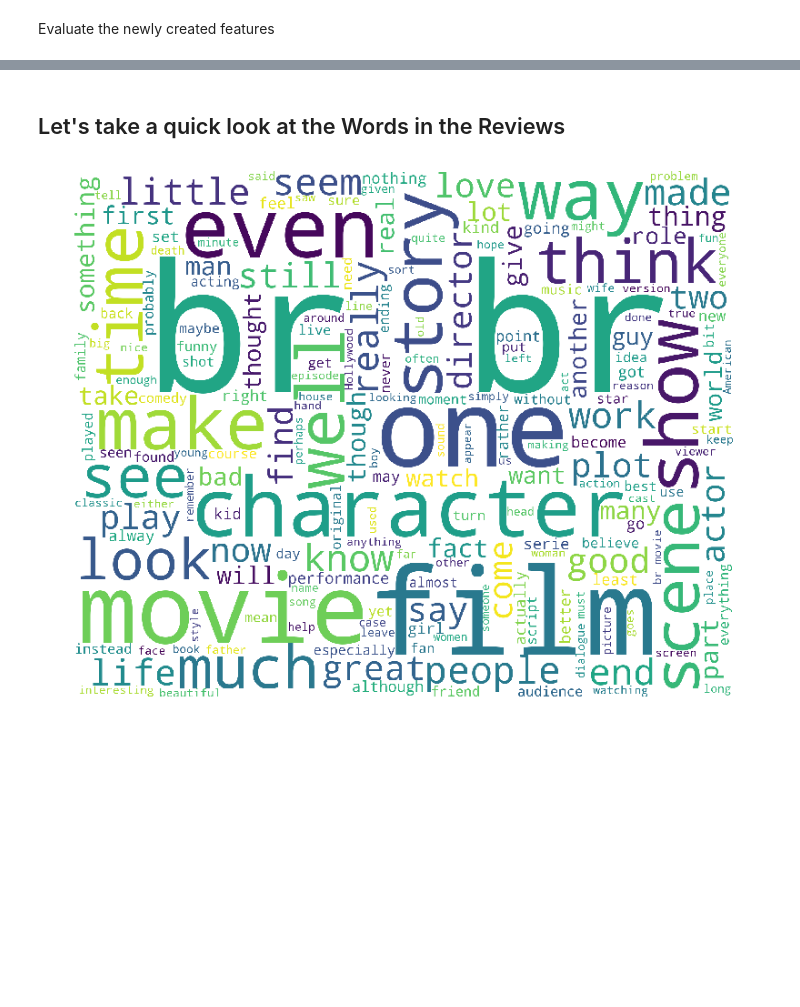
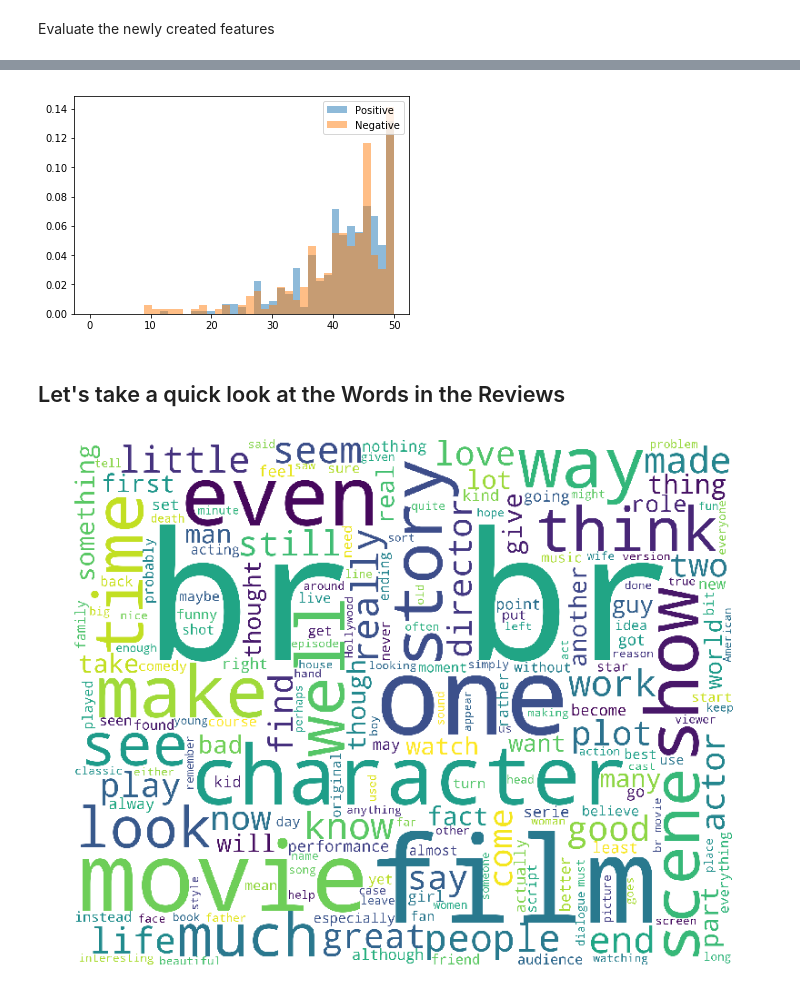
Before and after one commit to JAIR0MEL0/IMDB-Movie-Sentiment, a Jupyter notebook: ML1010MovieReview_JairoMelo.ipynb, the cells around one changed output, grey strips where cells are left out. Saved outputs shown, nothing was run; the diff lists cells and outputs as text; code cells hidden in the pictures; blank space fills up the shorter version.

```diff
--- a/ML1010MovieReview_JairoMelo.ipynb
+++ b/ML1010MovieReview_JairoMelo.ipynb
@@ -170,3 +212,13 @@ pyplot.show()
+# %%
+# plot word count distribution for both positive and negative sentiments
+bins = np.linspace(0, 50, 40)
+
+pyplot.hist(data_train[data_train['label']==1]['word count'], bins, alpha=0.5, normed=True, label='Positive')
+pyplot.hist(data_train[data_train['label']==0]['word count'], bins, alpha=0.5, normed=True, label='Negative')
+pyplot.legend(loc='upper right')
+pyplot.show()
+# %% [output]
+[figure, added]
 # %% [markdown]
 ## Let's take a quick look at the Words in the Reviews
 # %%
```
Also changed, not shown: parts of 35 cells of this notebook.
